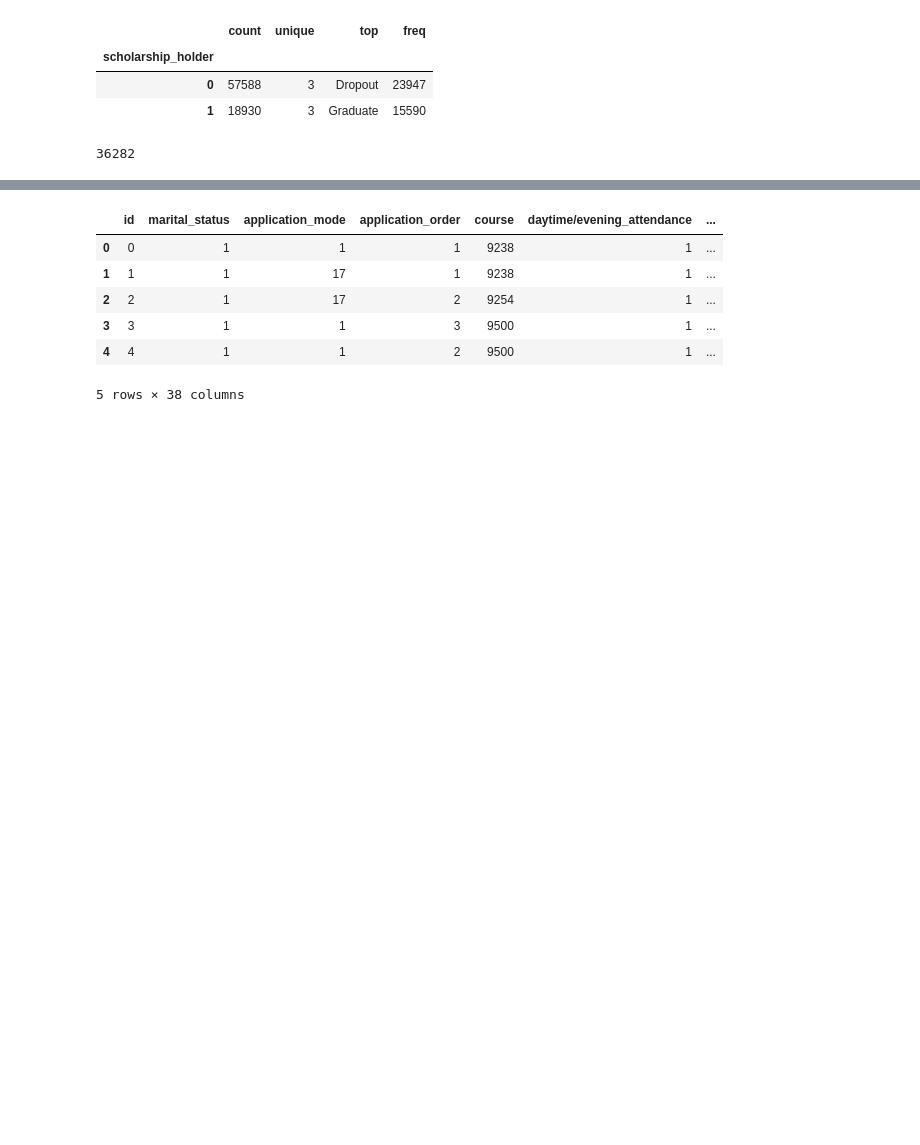
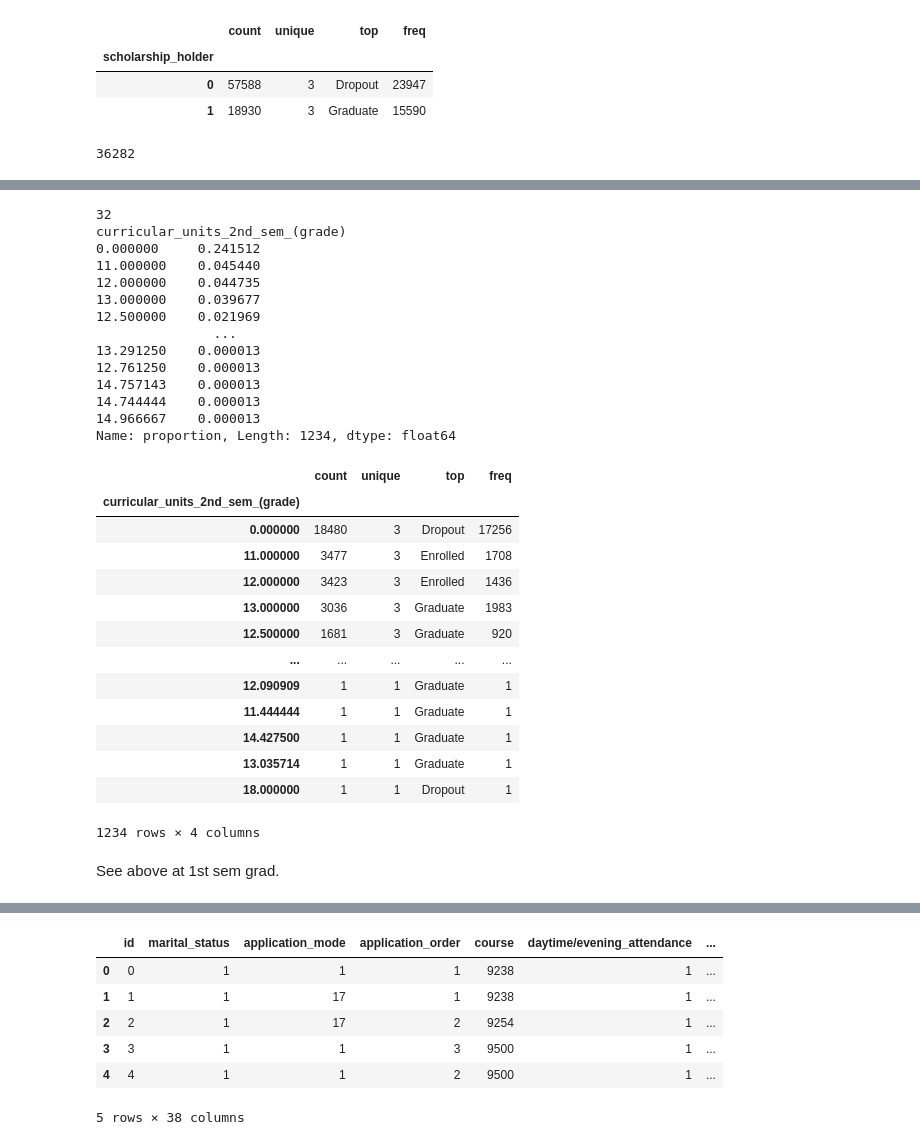
Before and after one commit to bwolff26/academic_success, a Jupyter notebook: code/ceda_i.ipynb, the cells around one changed output, grey strips where cells are left out. Drawn from its saved outputs; the diff is of its cells as text; code cells hidden in the pictures; blank space fills up the shorter version.

```diff
--- a/code/ceda_i.ipynb
+++ b/code/ceda_i.ipynb
@@ -570,0 +921,37 @@ df.groupby(df.columns[i])['target'].describe().loc[grouped.index][:6]
+# %%
+i = 32
+print(i)
+print(df[df.columns[i]].value_counts(normalize=True))
+grouped = df.groupby(df.columns[i]).size().sort_values(ascending=False)
+df.groupby(df.columns[i])['target'].describe().loc[grouped.index]
+# %% [output]
+32
+curricular_units_2nd_sem_(grade)
+0.000000     0.241512
+11.000000    0.045440
+12.000000    0.044735
+13.000000    0.039677
+12.500000    0.021969
+               ...
+13.291250    0.000013
+12.761250    0.000013
+14.757143    0.000013
+14.744444    0.000013
+14.966667    0.000013
+Name: proportion, Length: 1234, dtype: float64
+|  | count | unique | top | freq |
+| curricular_units_2nd_sem_(grade) |  |  |  |  |
+| 0.000000 | 18480 | 3 | Dropout | 17256 |
+| 11.000000 | 3477 | 3 | Enrolled | 1708 |
+| 12.000000 | 3423 | 3 | Enrolled | 1436 |
+| 13.000000 | 3036 | 3 | Graduate | 1983 |
+| 12.500000 | 1681 | 3 | Graduate | 920 |
+| ... | ... | ... | ... | ... |
+| 12.090909 | 1 | 1 | Graduate | 1 |
+| 11.444444 | 1 | 1 | Graduate | 1 |
+| 14.427500 | 1 | 1 | Graduate | 1 |
+| 13.035714 | 1 | 1 | Graduate | 1 |
+| 18.000000 | 1 | 1 | Dropout | 1 |
+1234 rows × 4 columns
+# %% [markdown]
+See above at 1st sem grad.
```
Also changed, not shown: parts of 35 cells of this notebook, 1 other file.
